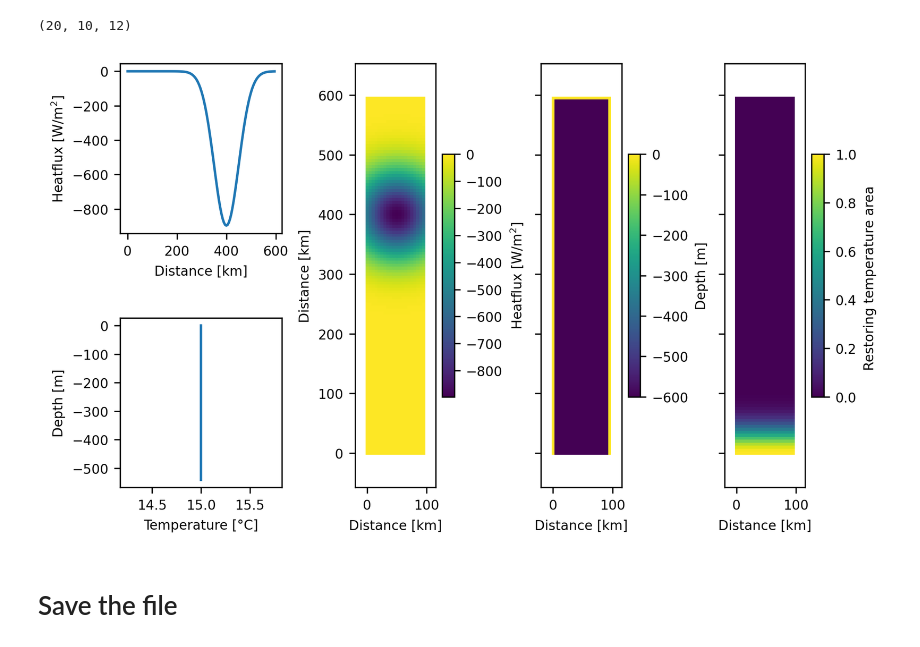
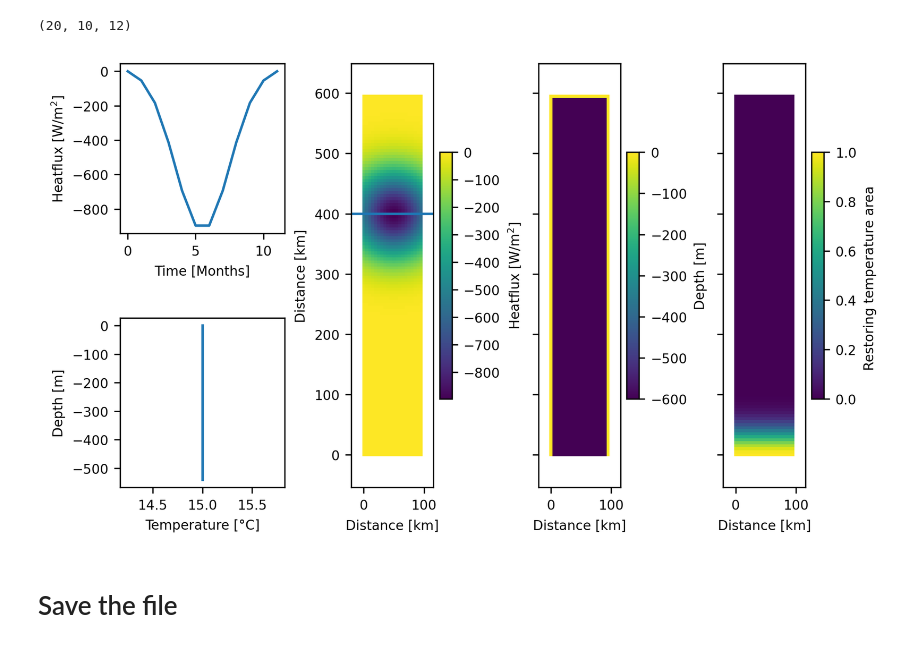
Before and after one commit to kaftkatt/IntercambioNGC, a Jupyter notebook: Scripts/GenerateData.ipynb, the cells around one changed output. Drawn from its saved outputs; the diff is of its cells as text; code cells hidden in the pictures.

```diff
--- a/Scripts/GenerateData.ipynb
+++ b/Scripts/GenerateData.ipynb
@@ -7,7 +7,8 @@ from math import sin
 
 import pylab as pl
 # %%
-project='Spall'
+project='SpallGaussianOverTime'
+location='/Users/ameliaking/Proyecto/Codigo/NGC/' + str(project)
 # %%
 def write_with_byte_inversion(f, tab):
     tab2write = array.array('f', tab.T.flatten())
@@ -199,8 +197,8 @@ fig3 = plt.figure(constrained_layout=True)
 gs = fig3.add_gridspec(2, 5)
 ax = fig3.add_subplot(gs[0, 0:2])
 
-ax.plot(y,Q[10,:,5] )
-ax.set(xlabel='Distance [km]',ylabel='Heatflux [W/m$^2$]')
+ax.plot(range(nt),Q[10,80,:] )
+ax.set(xlabel='Time [Months]',ylabel='Heatflux [W/m$^2$]')
 
 ax = fig3.add_subplot(gs[1, 0:2])
 
@@ -210,37 +208,38 @@ ax.set(xlabel='Temperature [°C]',ylabel='Depth [m]')
 
 ax = fig3.add_subplot(gs[:, 2])
 cax=ax.pcolormesh(x,y,Q[:,:,5].T)
+ax.axhline(y[80])
 ax.axis('equal')
 cbar= plt.colorbar(cax)
 cbar.set_label('Heatflux [W/m$^2$]')
 ax.set(xlabel='Distance [km]',ylabel='Distance [km]')
 
 
 ax = fig3.add_subplot(gs[:, 3])
 
 cax=ax.pcolormesh(x,y,ho.T)
 ax.axis('equal')
 cbar= plt.colorbar(cax)
 cbar.set_label('Depth [m]')
 ax.set(xlabel='Distance [km]')
 ax.yaxis.set_tick_params(labelleft=False)
 
 ax = fig3.add_subplot(gs[:, 4])
 
 cax=ax.pcolormesh(x,y,T_mask[0,:,:].T)
 ax.axis('equal')
 cbar= plt.colorbar(cax)
 cbar.set_label('Restoring temperature area ')
 ax.set(xlabel='Distance [km]')
 ax.yaxis.set_tick_params(labelleft=False)
 
 
 
 fig.tight_layout()
 fig.patch.set_alpha(0.0)
-plt.savefig('../Figures/' + str(project) + '/InputVars.png', bbox_inches='tight')
+plt.savefig(str(location)+'/Figures/Analysis/InputVars.png', bbox_inches='tight')
 # %% [output]
-[figure, old version]
+[figure, new version]
 # %% [markdown]
 # Save the file
 # %%
```
Also changed, not shown: parts of 2 cells of this notebook, 11 other files.
